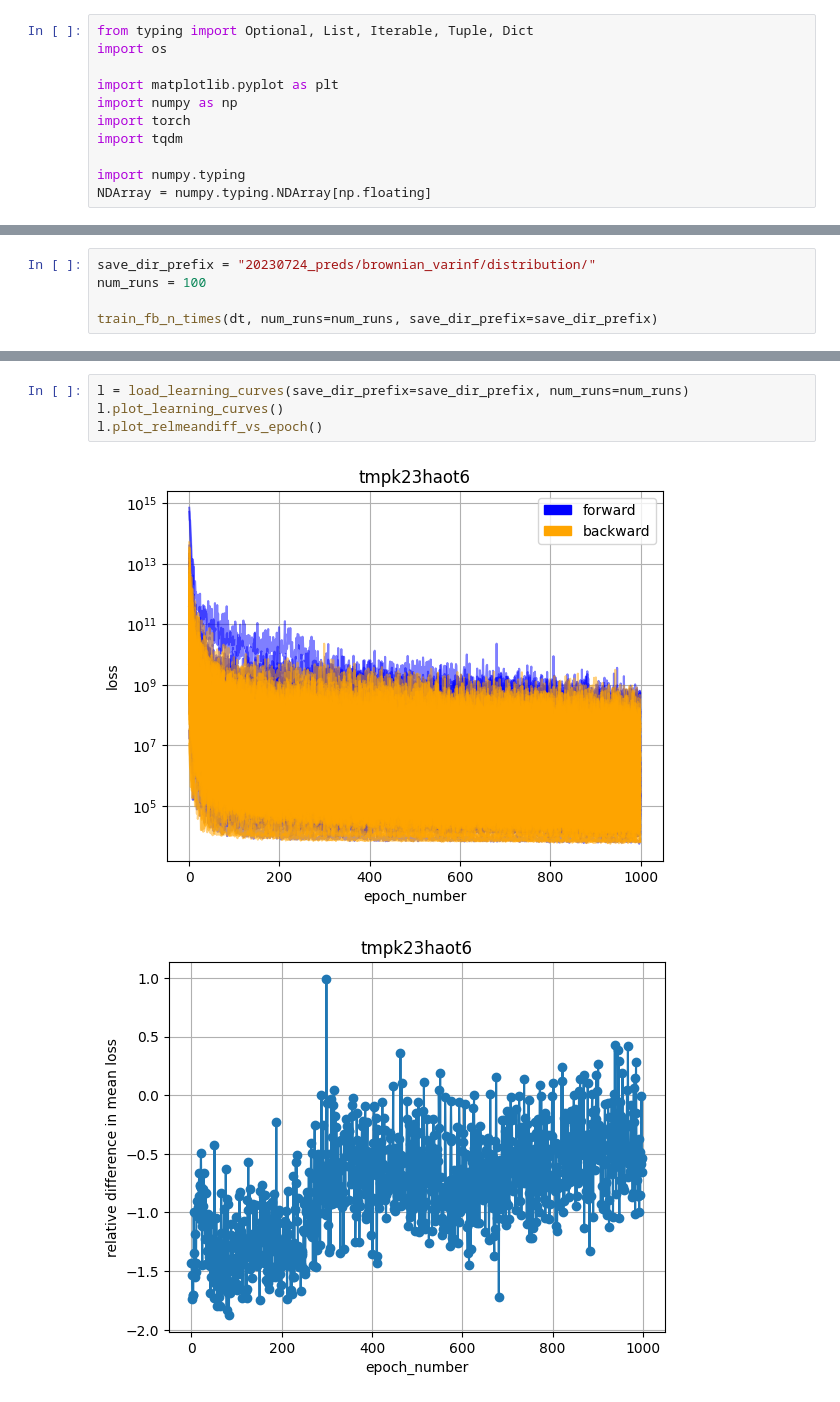
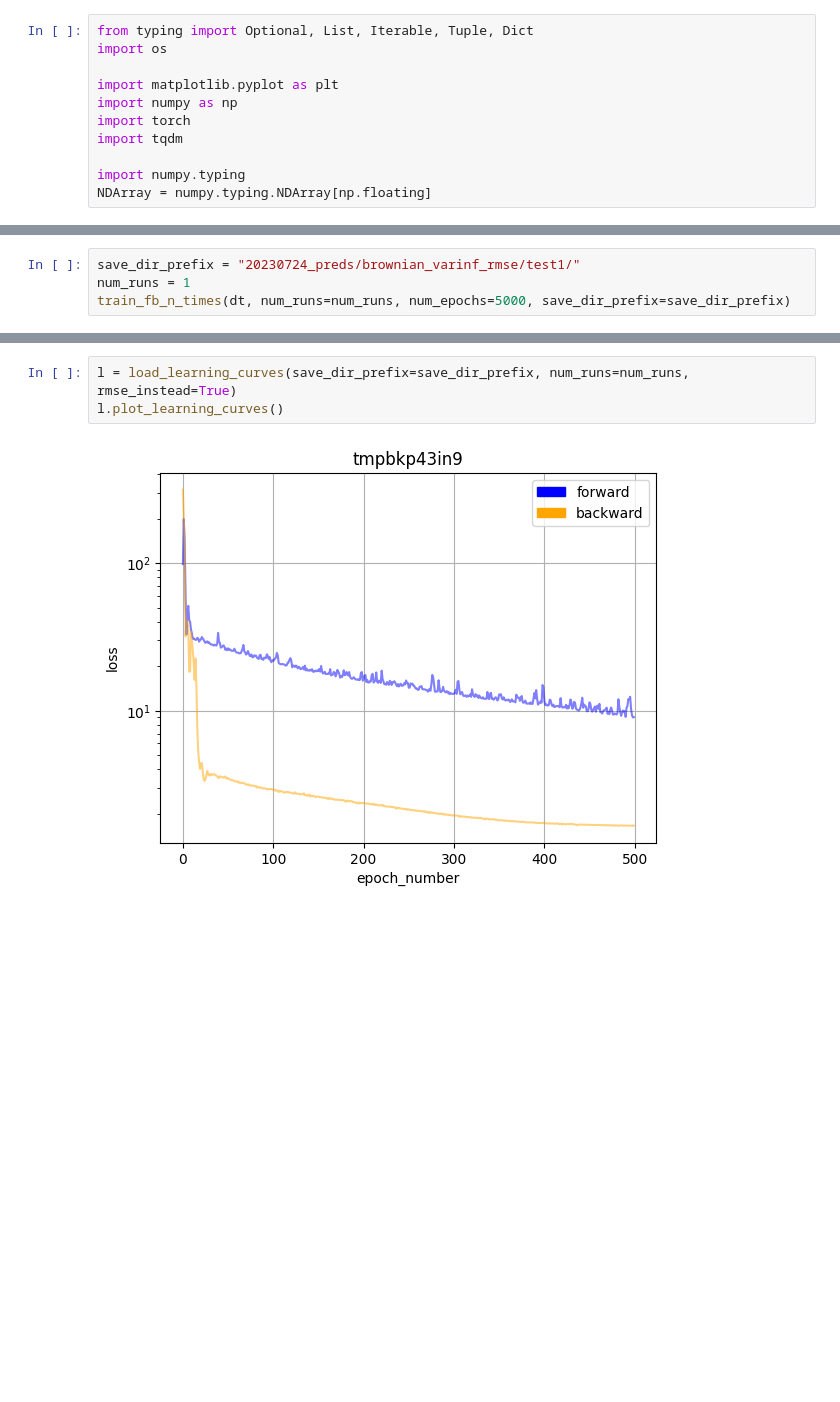
Before and after one commit to mathymess/reversibility-of-processes, a Jupyter notebook: bayesian_brownian_varinf.ipynb, the cells around one changed output, grey strips where cells are left out. Saved outputs shown, nothing was run; the diff lists cells and outputs as text; blank space fills up the shorter version.

```diff
--- a/bayesian_brownian_varinf.ipynb
+++ b/bayesian_brownian_varinf.ipynb
@@ -72,5 +32,4 @@ plt.legend()
 # %%
-save_dir_prefix = "20230724_preds/brownian_varinf/distribution/"
-num_runs = 100
-
-train_fb_n_times(dt, num_runs=num_runs, save_dir_prefix=save_dir_prefix)
+save_dir_prefix = "20230724_preds/brownian_varinf_rmse/test1/"
+num_runs = 1
+train_fb_n_times(dt, num_runs=num_runs, num_epochs=5000, save_dir_prefix=save_dir_prefix)
@@ -95,7 +36,5 @@ Directory '20230724_preds/brownian_varinf/distribution/run=00099/' exists, won't
 # %%
-l = load_learning_curves(save_dir_prefix=save_dir_prefix, num_runs=num_runs)
+l = load_learning_curves(save_dir_prefix=save_dir_prefix, num_runs=num_runs, rmse_instead=True)
 l.plot_learning_curves()
-l.plot_relmeandiff_vs_epoch()
 # %% [output]
-[figure, old version]
+[figure, new version]
-[figure, removed]
```
Also changed, not shown: parts of 20 cells of this notebook.
